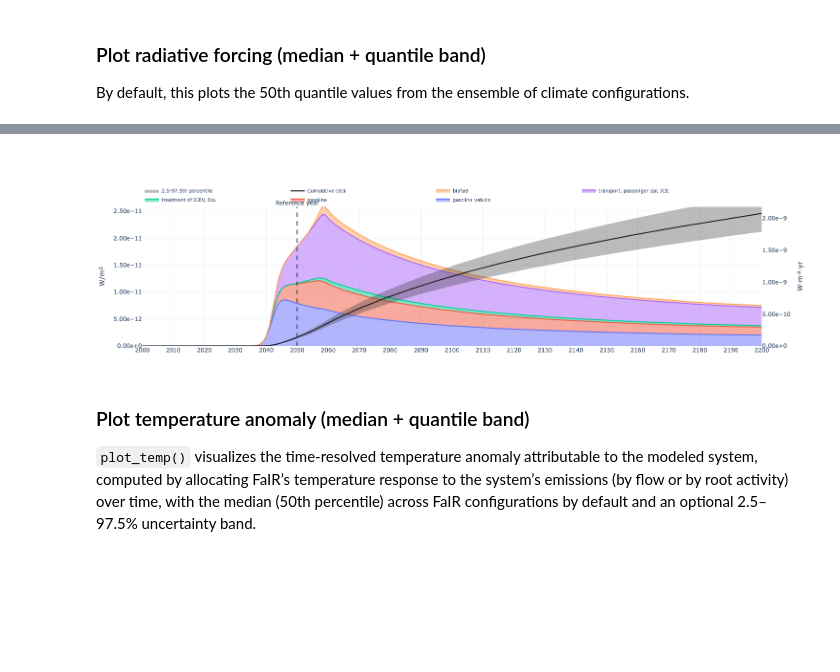
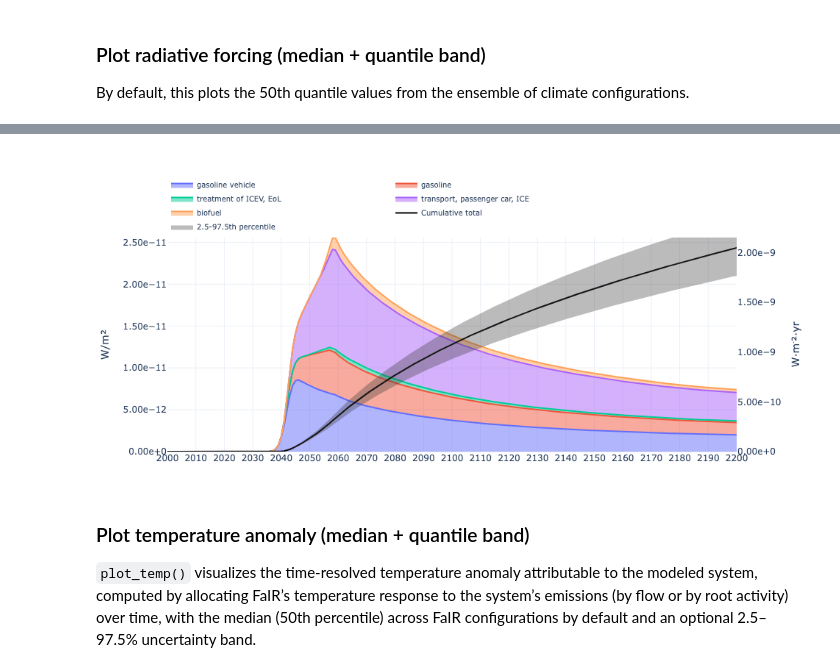
Before and after one commit to Laboratory-for-Energy-Systems-Analysis/trails, a Jupyter notebook: examples/1. simple numerical example.ipynb, the cells around one changed output, grey strips where cells are left out. Cells and saved outputs as stored; diff of their text form; code cells hidden in the pictures; blank space fills up the shorter version.

```diff
--- a/examples/1. simple numerical example.ipynb
+++ b/examples/1. simple numerical example.ipynb
@@ -468,14 +485,14 @@ By default, this plots the 50th quantile values from the ensemble of climate con
 # %%
 fig_rf = plot_rf(
     trails,
     by='root activity', # or by "flow"
     year_range=(2000, 2200),
     year_tick=10,
-    reference_year=2050,
+    #reference_year=2050,
 )
 fig_rf
 # %% [output]
-[figure, old version]
+[figure, new version]
 # %% [markdown]
 ### Plot temperature anomaly (median + quantile band)
 
```
Also changed, not shown: parts of 15 cells of this notebook, 1 other file.
